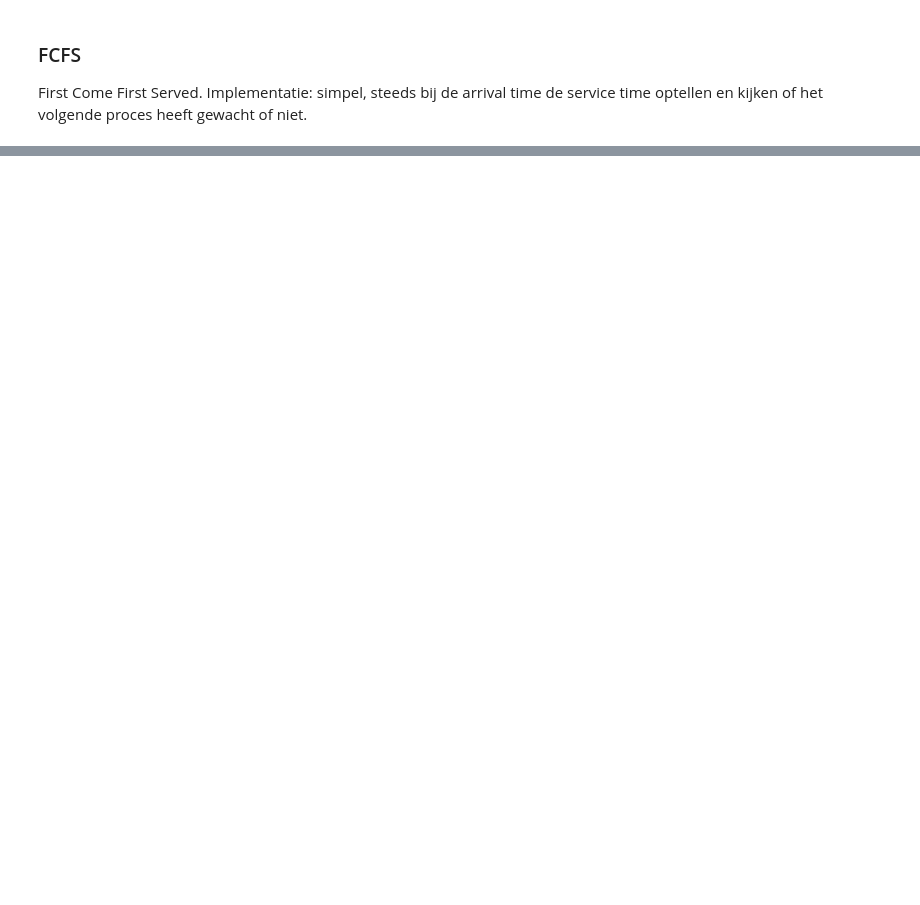
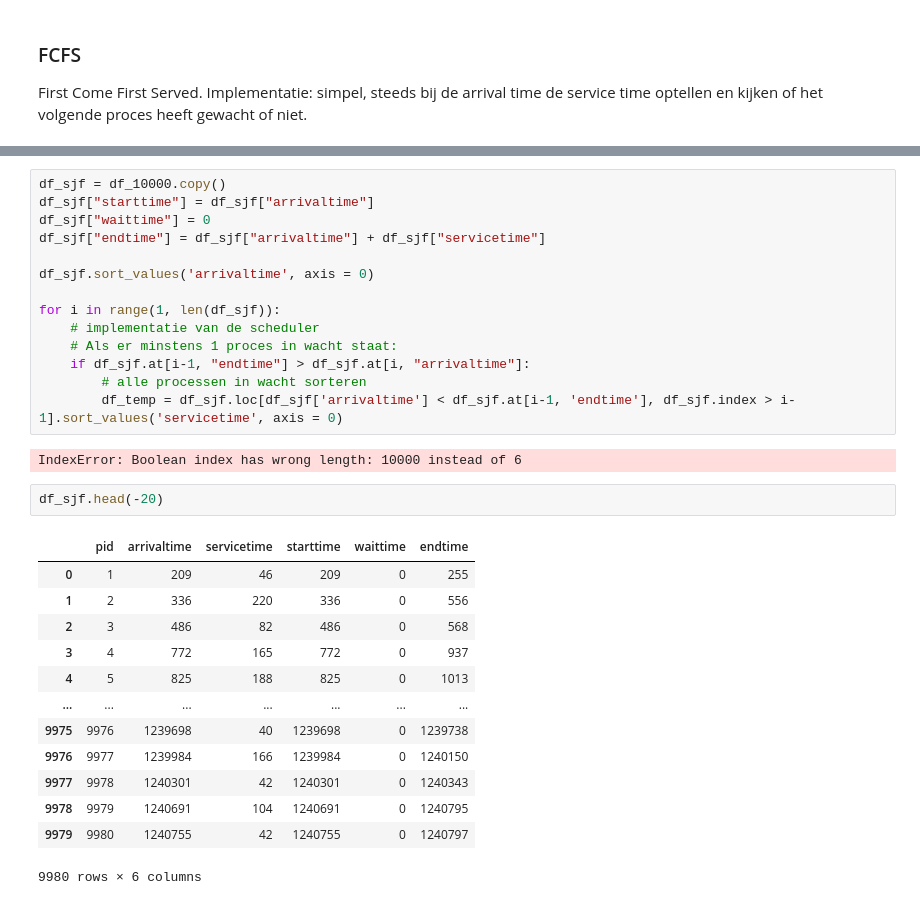
Before and after one commit to GPeeters/Besturingssystemen-2, a Jupyter notebook: process_scheduler.ipynb, the cells around one changed output, grey strips where cells are left out. Cells and saved outputs as stored; diff of their text form; blank space fills up the shorter version.

```diff
--- a/process_scheduler.ipynb
+++ b/process_scheduler.ipynb
@@ -146,0 +204,32 @@ gemiddelde wachttijd bedraagt: 435.63885
+# %%
+df_sjf = df_10000.copy()
+df_sjf["starttime"] = df_sjf["arrivaltime"]
+df_sjf["waittime"] = 0
+df_sjf["endtime"] = df_sjf["arrivaltime"] + df_sjf["servicetime"]
+
+df_sjf.sort_values('arrivaltime', axis = 0)
+
+for i in range(1, len(df_sjf)):
+    # implementatie van de scheduler
+    # Als er minstens 1 proces in wacht staat:
+    if df_sjf.at[i-1, "endtime"] > df_sjf.at[i, "arrivaltime"]:
+        # alle processen in wacht sorteren
+        df_temp = df_sjf.loc[df_sjf['arrivaltime'] < df_sjf.at[i-1, 'endtime'], df_sjf.index > i-1].sort_values('servicetime', axis = 0)
+# %% [output]
+IndexError: Boolean index has wrong length: 10000 instead of 6
+# %%
+df_sjf.head(-20)
+# %% [output]
+|  | pid | arrivaltime | servicetime | starttime | waittime | endtime |
+| 0 | 1 | 209 | 46 | 209 | 0 | 255 |
+| 1 | 2 | 336 | 220 | 336 | 0 | 556 |
+| 2 | 3 | 486 | 82 | 486 | 0 | 568 |
+| 3 | 4 | 772 | 165 | 772 | 0 | 937 |
+| 4 | 5 | 825 | 188 | 825 | 0 | 1013 |
+| ... | ... | ... | ... | ... | ... | ... |
+| 9975 | 9976 | 1239698 | 40 | 1239698 | 0 | 1239738 |
+| 9976 | 9977 | 1239984 | 166 | 1239984 | 0 | 1240150 |
+| 9977 | 9978 | 1240301 | 42 | 1240301 | 0 | 1240343 |
+| 9978 | 9979 | 1240691 | 104 | 1240691 | 0 | 1240795 |
+| 9979 | 9980 | 1240755 | 42 | 1240755 | 0 | 1240797 |
+9980 rows × 6 columns
```
Also changed, not shown: parts of 5 cells of this notebook.
